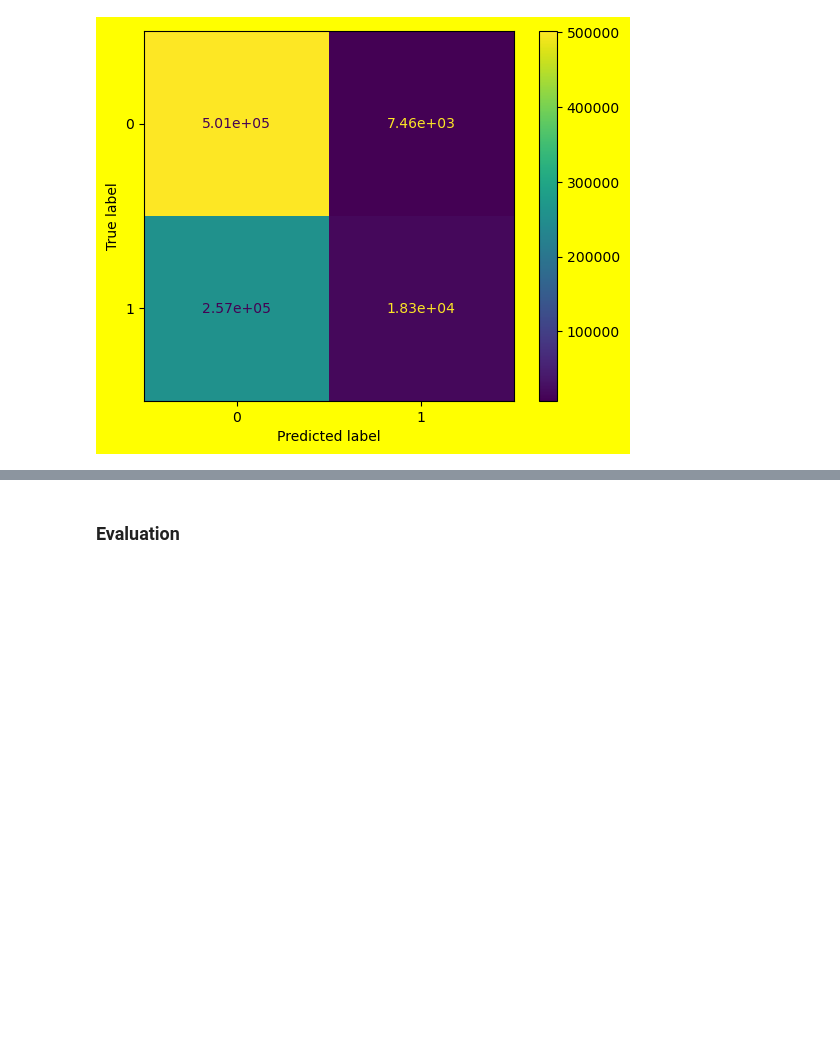
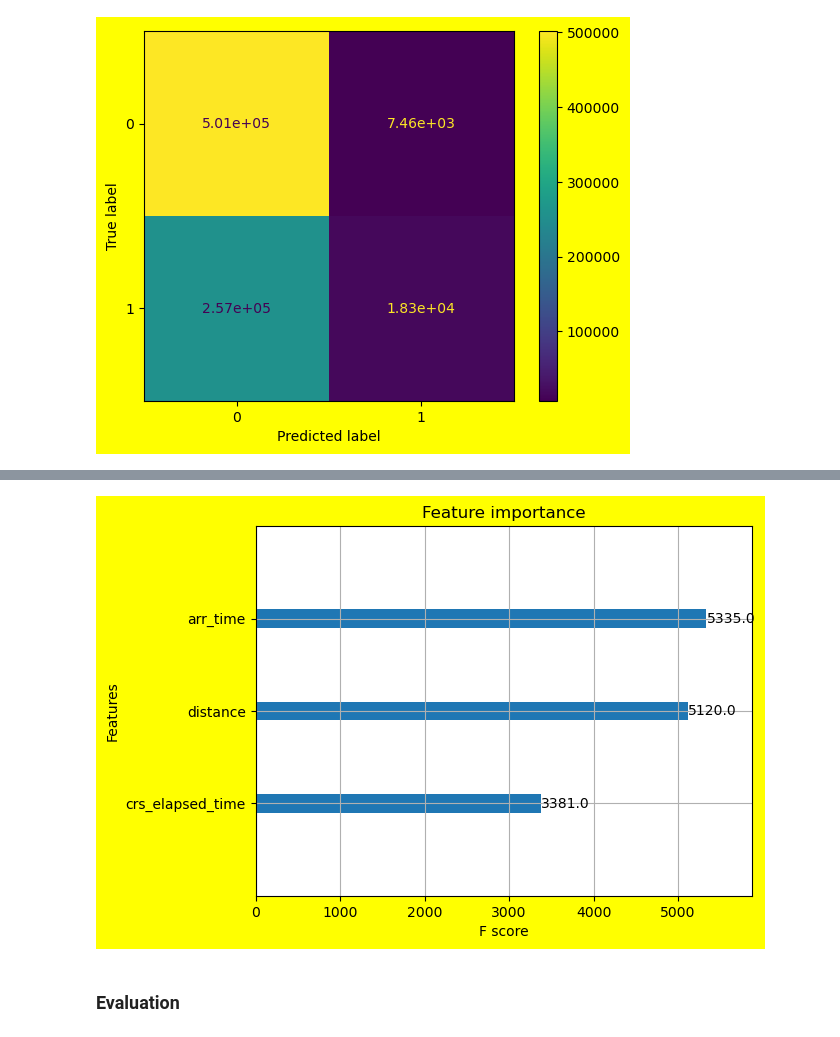
Before and after one commit to KaminiNayyar/mid-term-project-I, a Jupyter notebook: modeling.ipynb, the cells around one changed output, grey strips where cells are left out. Drawn from its saved outputs; the diff is of its cells as text; code cells hidden in the pictures; blank space fills up the shorter version.

```diff
--- a/modeling.ipynb
+++ b/modeling.ipynb
@@ -326,0 +336,4 @@ plt.show()
+# %%
+xg_reg = xgb.XGBRegressor(objective = 'reg:squarederror', colsample_bytree = 0.3, learning_rate = 0.1, max_depth = 9, alpha = 10, n_estimators = 250 )
+# %%
+xg_reg.fit(X_train,y_train)
@@ -327,3 +391,9 @@ plt.show()
+# %%
+# plotting
+xgb.plot_importance(xg_reg)
+plt.rcParams['figure.figsize']=[50,50]
+# %% [output]
+[figure, added]
 # %% [markdown]
 ### Evaluation
 # %% [markdown]
```
Also changed, not shown: parts of 31 cells of this notebook, 2 other files.
